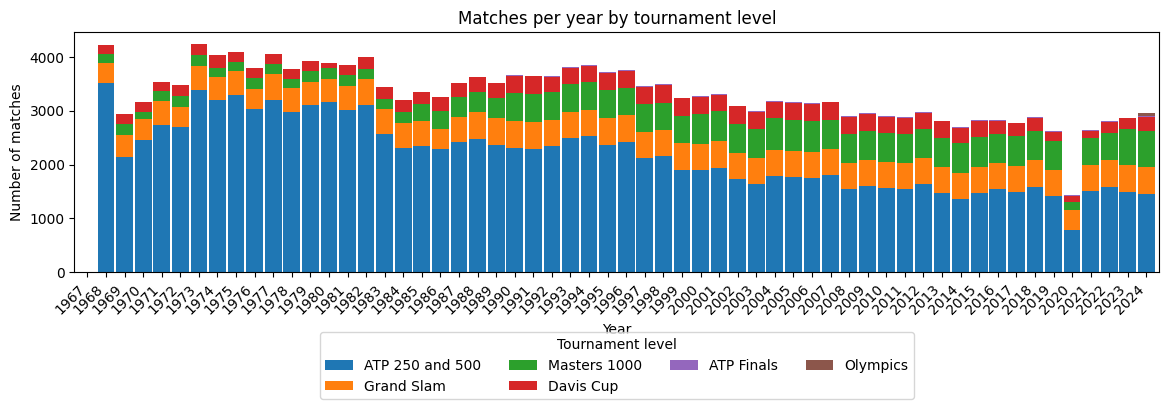
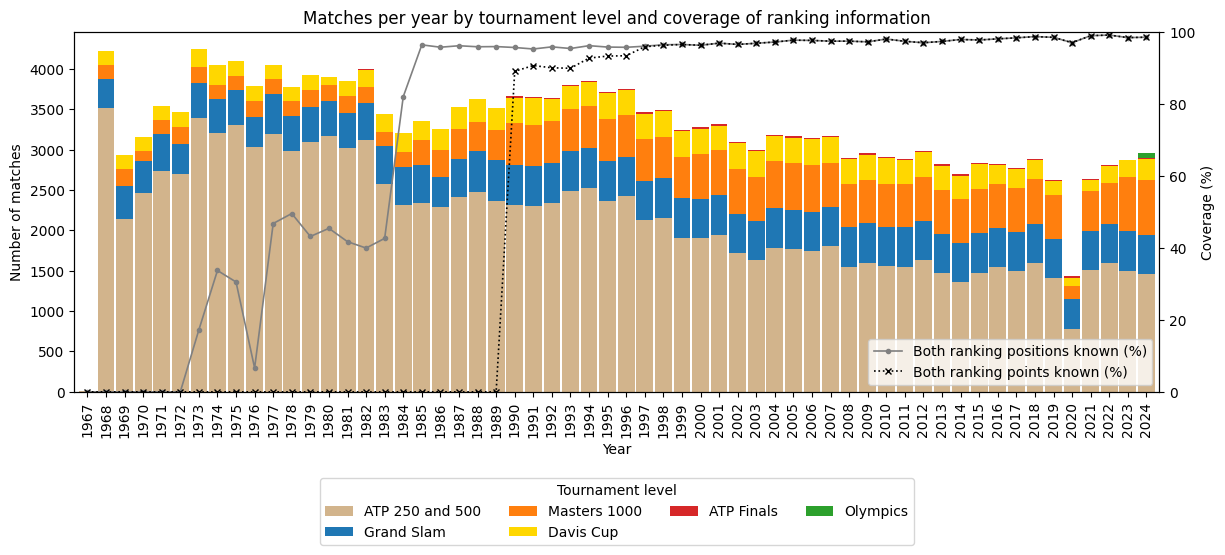
Code edit (unified diff) that turned the first committed figure into the second:
--- before
+++ after
@@ -12,9 +12,75 @@
 )
 
-fig, ax = plt.subplots(figsize=(14, 4))
-counts_by_year_level.plot(ax=ax, kind="bar", stacked=True, width=0.9)
+# Rank/points coverage by year (share of matches where both players have values)
+coverage_by_year = raw_df.groupby("year", observed=True).apply(
+    lambda g: pd.Series(
+        {
+            "pct_both_ranks": (
+                g["player1_rank"].notna() & g["player2_rank"].notna()
+            ).mean()
+            * 100,
+            "pct_both_points": (
+                g["player1_points"].notna() & g["player2_points"].notna()
+            ).mean()
+            * 100,
+        }
+    ),
+    include_groups=False
+)
+
+fig, ax = plt.subplots(figsize=(14, 6))
+
+# Color mapping (requested): ATP 250/500 = yellow, Grand Slam = blue, Davis Cup = orange
+_level_colors = {
+    "ATP 250 and 500": "tan",
+    "Davis Cup": "gold",
+    "ATP Finals": "tab:red",
+    "Grand Slam": "tab:blue",
+    "Masters 1000": "tab:orange",
+    "Next Gen Finals": "black",
+    "Olympics": "tab:green",
+}
+colors = [_level_colors.get(c, None) for c in counts_by_year_level.columns]
+
+counts_by_year_level.plot(
+    ax=ax,
+    kind="bar",
+    stacked=True,
+    width=0.9,
+    color=colors,
+)
+
+# Overlay coverage lines on secondary axis.
+# Note: pandas bar plots use x = 0..N-1 (not the year values), so we align to those positions.
+years = counts_by_year_level.index
+coverage_aligned = coverage_by_year.reindex(years)
+x = np.arange(len(years))
+
+ax2 = ax.twinx()
+ax2.plot(
+    x,
+    coverage_aligned["pct_both_ranks"],
+    color="gray",
+    linewidth=1.2,
+    marker="o",
+    markersize=3,
+    label="Both ranking positions known (%)",
+)
+ax2.plot(
+    x,
+    coverage_aligned["pct_both_points"],
+    color="black",
+    linewidth=1.2,
+    linestyle="dotted",
+    marker="x",
+    markersize=4.0,
+    label="Both ranking points known (%)",
+)
+ax2.set_ylabel("Coverage (%)")
+ax2.set_ylim(0, 100)
+ax2.legend(loc="lower right")
 ax.set_xlabel("Year")
 ax.set_ylabel("Number of matches")
-ax.set_title("Matches per year by tournament level")
+ax.set_title("Matches per year by tournament level and coverage of ranking information")
 n_levels = counts_by_year_level.shape[1]
 ax.legend(

Commit: notebooks: minor improvements to a few charts